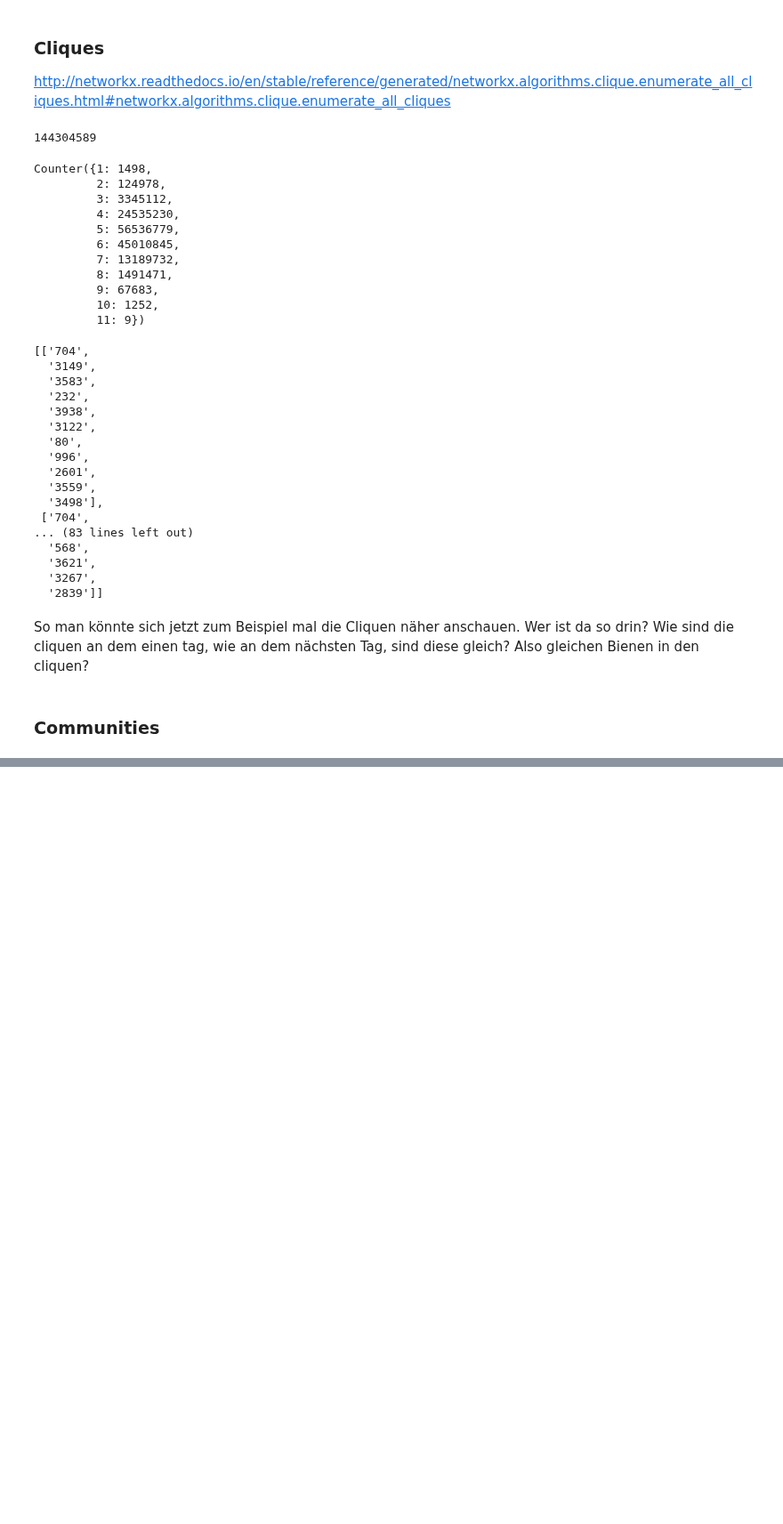
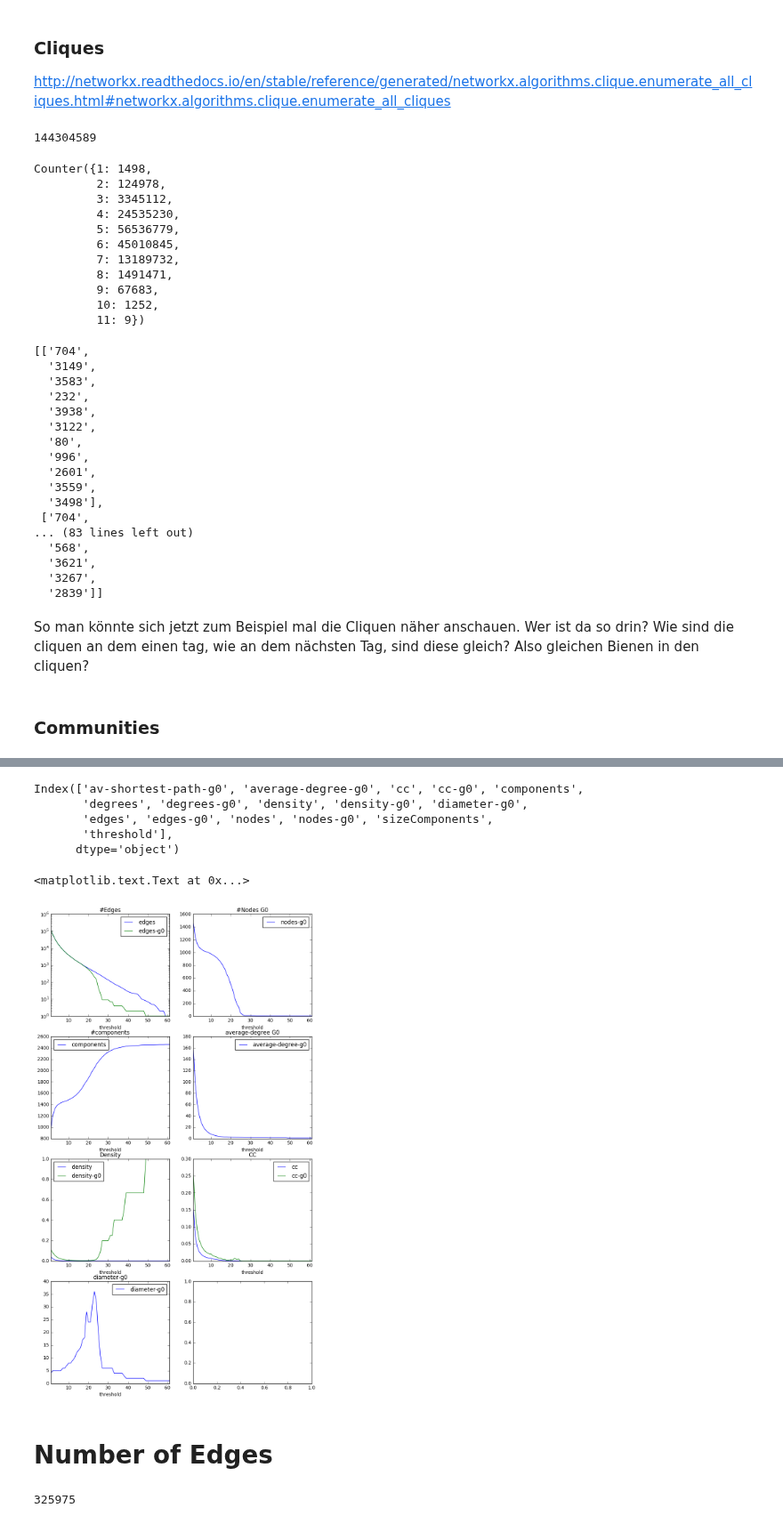
Before and after one commit to aschle/bees-sna, a Jupyter notebook: bib/Network_properties_just_because.ipynb, the cells around one changed output, grey strips where cells are left out. Shown at 89% size. Saved outputs shown, nothing was run; the diff lists cells and outputs as text; code cells hidden in the pictures; blank space fills up the shorter version.

Commit message:
Some stats about thresholding edges

```diff
--- a/bib/Network_properties_just_because.ipynb
+++ b/bib/Network_properties_just_because.ipynb
@@ -396,0 +449,4 @@ So man könnte sich jetzt zum Beispiel mal die Cliquen näher anschauen. Wer ist
+# %%
+max_ew = edge_weights.max()
+# %%
+GG = G.copy()
@@ -396,0 +488,12 @@ So man könnte sich jetzt zum Beispiel mal die Cliquen näher anschauen. Wer ist
+# %%
+properties = []
+for i in list(range(1,max_ew)):
+    for e in GG.edges():
+        if (GG.get_edge_data(e[0],e[1]).get("weight") <= i):
+            GG.remove_edge(e[0],e[1])
+
+    p = get_properties(GG)
+    p["threshold"] = i
+    properties.append(p)
+# %%
+df = DataFrame(properties)
@@ -396,0 +507,44 @@ So man könnte sich jetzt zum Beispiel mal die Cliquen näher anschauen. Wer ist
+# %%
+df.columns
+# %% [output]
+Index(['av-shortest-path-g0', 'average-degree-g0', 'cc', 'cc-g0', 'components',
+       'degrees', 'degrees-g0', 'density', 'density-g0', 'diameter-g0',
+       'edges', 'edges-g0', 'nodes', 'nodes-g0', 'sizeComponents',
+       'threshold'],
+      dtype='object')
+# %%
+fig, axes = plt.subplots(nrows=4, ncols=2, figsize=(10,18), )
+
+df.plot(ax=axes[0,0], x='threshold', y='edges')
+df.plot(ax=axes[0,0], x='threshold', y='edges-g0')
+axes[0,0].set_title('#Edges')
+axes[0,0].set_yscale('log')
+
+df.plot(ax=axes[0,1], x='threshold', y='nodes-g0')
+axes[0,1].set_title('#Nodes G0')
+
+
+df.plot(ax=axes[1,0], x='threshold', y='components')
+axes[1,0].set_title('#components')
+
+df.plot(ax=axes[1,1], x='threshold', y='average-degree-g0')
+axes[1,1].set_title('average-degree G0')
+
+
+df.plot(ax=axes[2,0], x='threshold', y='density')
+df.plot(ax=axes[2,0], x='threshold', y='density-g0')
+axes[2,0].set_title('Density')
+
+
+df.plot(ax=axes[2,1], x='threshold', y='cc')
+df.plot(ax=axes[2,1], x='threshold', y='cc-g0')
+axes[2,1].set_title('CC')
+
+
+df.plot(ax=axes[3,0], x='threshold', y='diameter-g0')
+axes[3,0].set_title('diameter-g0')
+# %% [output]
+<matplotlib.text.Text at 0x...>
+[figure, added]
+# %% [markdown]
+# Number of Edges
@@ -396,0 +553,4 @@ So man könnte sich jetzt zum Beispiel mal die Cliquen näher anschauen. Wer ist
+# %%
+total
+# %% [output]
+325975
```
Also changed, not shown: parts of 48 cells of this notebook.
